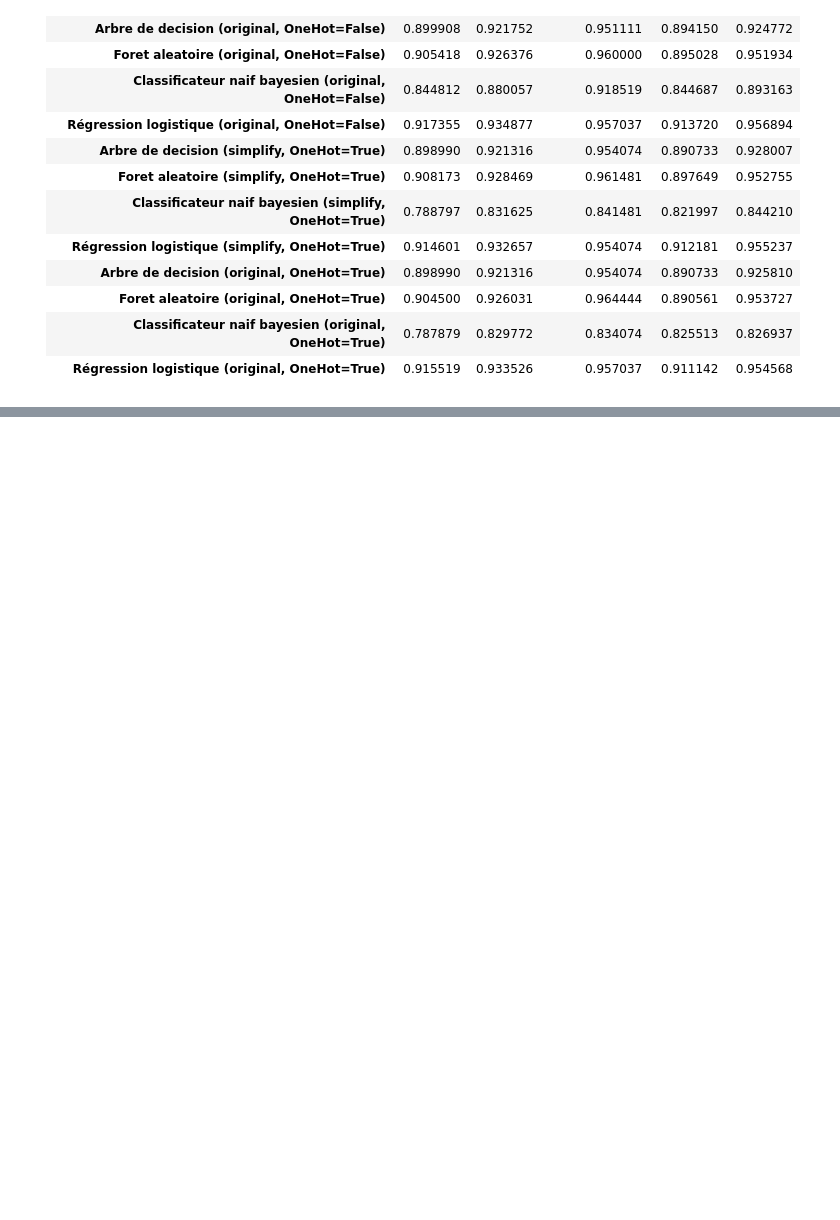
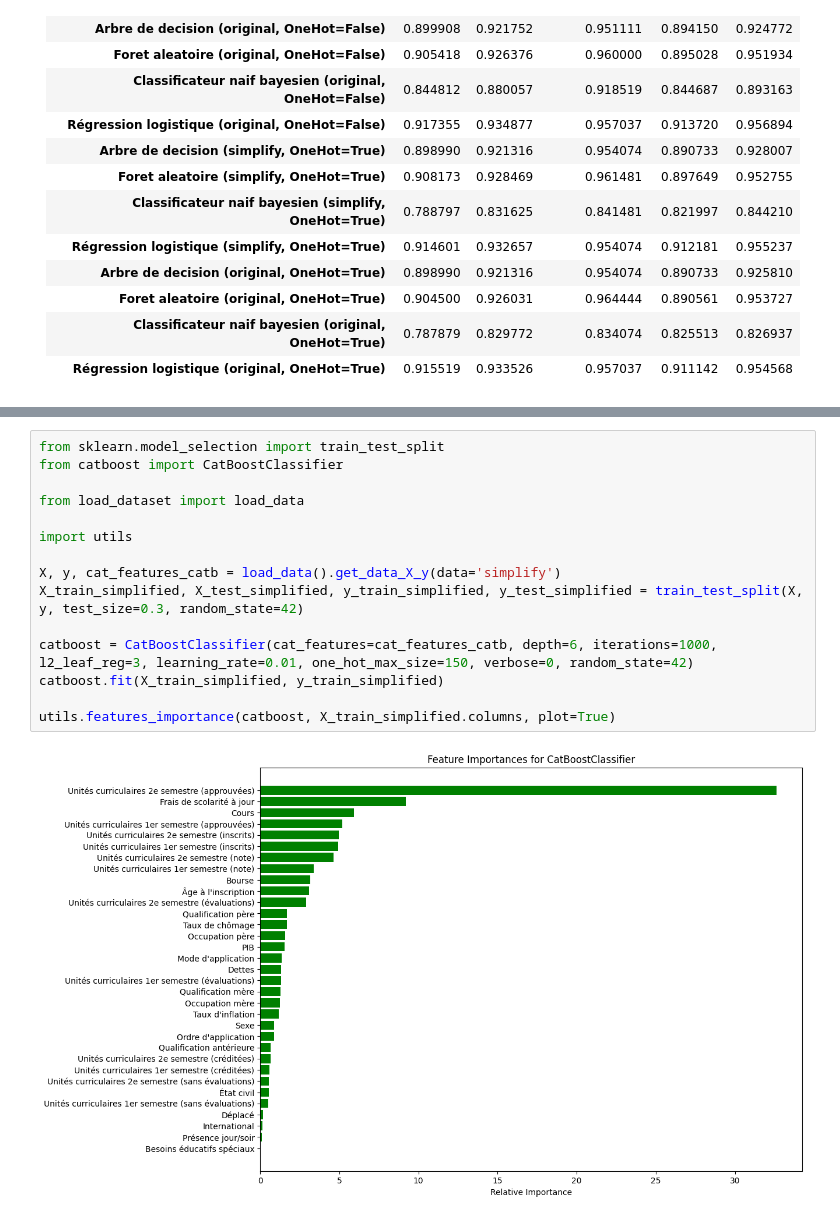
Before and after one commit to Zargotrax/MachineLearningStudentSuccess, a Jupyter notebook: models_analysis.ipynb, the cells around one changed output, grey strips where cells are left out. Drawn from its saved outputs; the diff is of its cells as text; blank space fills up the shorter version.

Commit message:
choice of model and evaluation of the best feature

```diff
--- a/models_analysis.ipynb
+++ b/models_analysis.ipynb
@@ -674,0 +325,17 @@ En Observant les tableaux compilés à l'étape précédente, on peut observer q
+# %%
+from sklearn.model_selection import train_test_split
+from catboost import CatBoostClassifier
+
+from load_dataset import load_data
+
+import utils
+
+X, y, cat_features_catb = load_data().get_data_X_y(data='simplify')
+X_train_simplified, X_test_simplified, y_train_simplified, y_test_simplified = train_test_split(X, y, test_size=0.3, random_state=42)
+
+catboost = CatBoostClassifier(cat_features=cat_features_catb, depth=6, iterations=1000, l2_leaf_reg=3, learning_rate=0.01, one_hot_max_size=150, verbose=0, random_state=42)
+catboost.fit(X_train_simplified, y_train_simplified)
+
+utils.features_importance(catboost, X_train_simplified.columns, plot=True)
+# %% [output]
+[figure, added]
```
Also changed, not shown: parts of 6 cells of this notebook.
